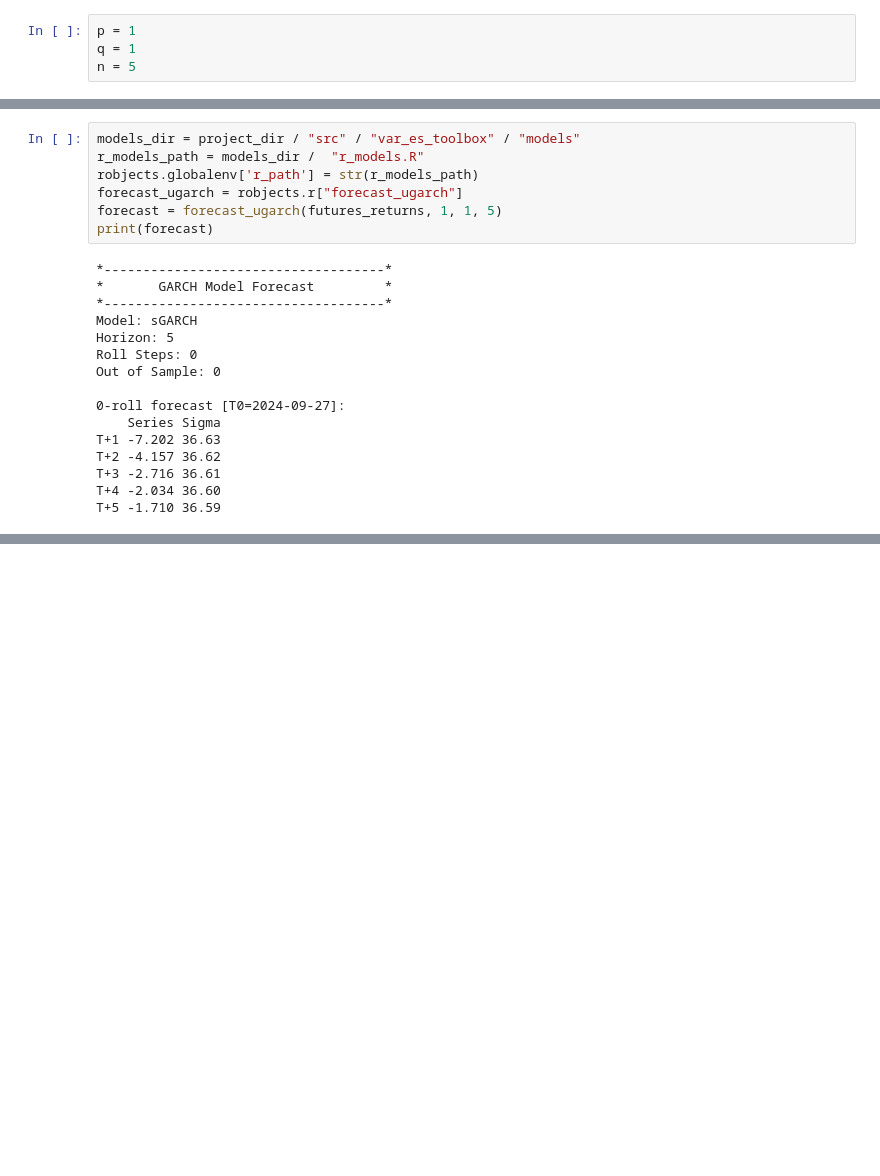
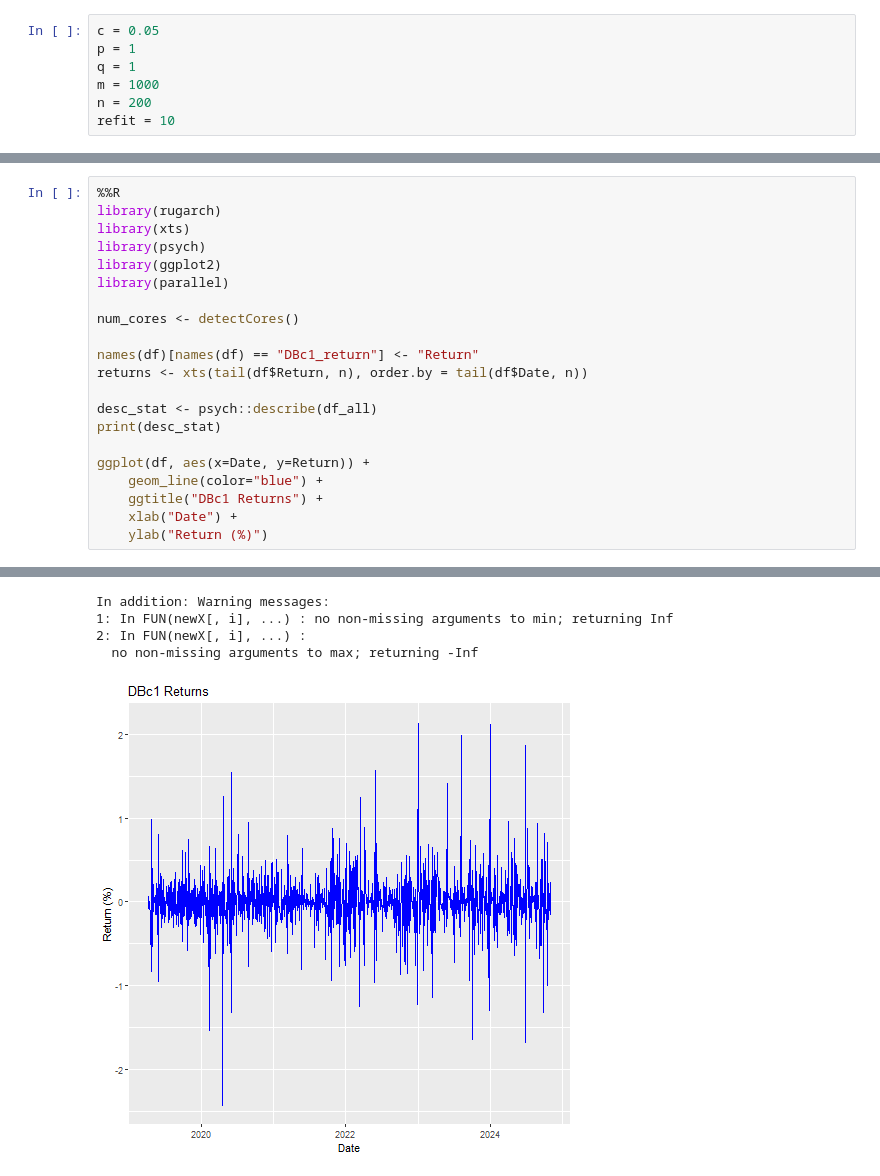
Before and after one commit to chrisdybdahl/var-es-toolbox, a Jupyter notebook: notebooks/03_model_training.ipynb, the cells around one changed output, grey strips where cells are left out. Saved outputs shown, nothing was run; the diff lists cells and outputs as text; blank space fills up the shorter version.

Commit message:
r env fix, model implementation
ARCH type, GAS, CAViaR, HS, FHS, QR

```diff
--- a/notebooks/03_model_training.ipynb
+++ b/notebooks/03_model_training.ipynb
@@ -76,5 +81,8 @@ The rpy2.ipython extension is already loaded. To reload it, use:
 # %%
+c = 0.05
 p = 1
 q = 1
-n = 5
+m = 1000
+n = 200
+refit = 10
 # %%
@@ -85,23 +107,22 @@ robjects.globalenv['n'] = n
-# %%
-models_dir = project_dir / "src" / "var_es_toolbox" / "models"
-r_models_path = models_dir /  "r_models.R"
-robjects.globalenv['r_path'] = str(r_models_path)
-forecast_ugarch = robjects.r["forecast_ugarch"]
-forecast = forecast_ugarch(futures_returns, 1, 1, 5)
-print(forecast)
-# %% [output]
-*------------------------------------*
-*       GARCH Model Forecast         *
-*------------------------------------*
-Model: sGARCH
-Horizon: 5
-Roll Steps: 0
-Out of Sample: 0
-
-0-roll forecast [T0=2024-09-27]:
-    Series Sigma
-T+1 -7.202 36.63
-T+2 -4.157 36.62
-T+3 -2.716 36.61
-T+4 -2.034 36.60
-T+5 -1.710 36.59
+# %%
+%%R
+library(rugarch)
+library(xts)
+library(psych)
+library(ggplot2)
+library(parallel)
+
+num_cores <- detectCores()
+
+names(df)[names(df) == "DBc1_return"] <- "Return"
+returns <- xts(tail(df$Return, n), order.by = tail(df$Date, n))
+
+desc_stat <- psych::describe(df_all)
+print(desc_stat)
+
+ggplot(df, aes(x=Date, y=Return)) +
+    geom_line(color="blue") +
+    ggtitle("DBc1 Returns") +
+    xlab("Date") +
+    ylab("Return (%)")
+# %% [output]
@@ -107,0 +146,5 @@ T+5 -1.710 36.59
+In addition: Warning messages:
+1: In FUN(newX[, i], ...) : no non-missing arguments to min; returning Inf
+2: In FUN(newX[, i], ...) :
+  no non-missing arguments to max; returning -Inf
+[figure, added]
```
Also changed, not shown: parts of 18 cells of this notebook, 20 other files.
